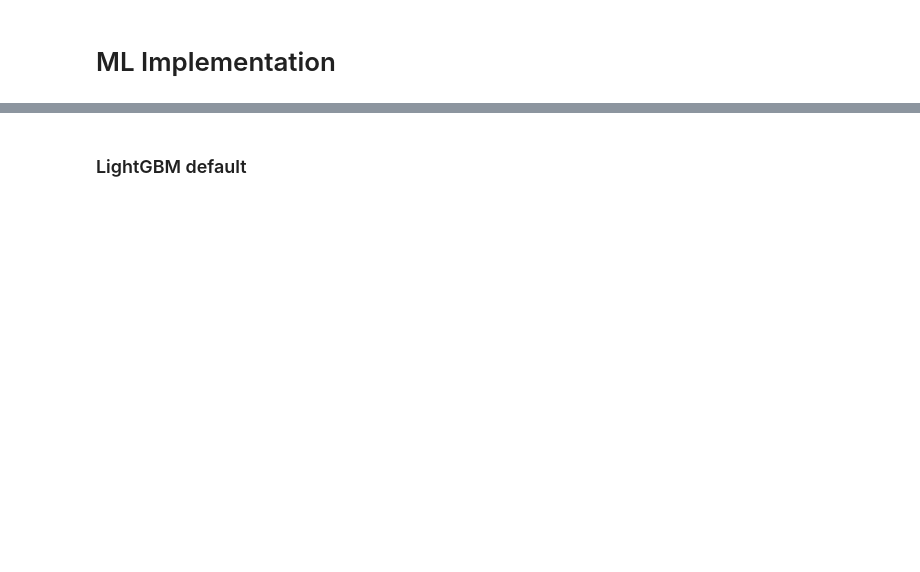
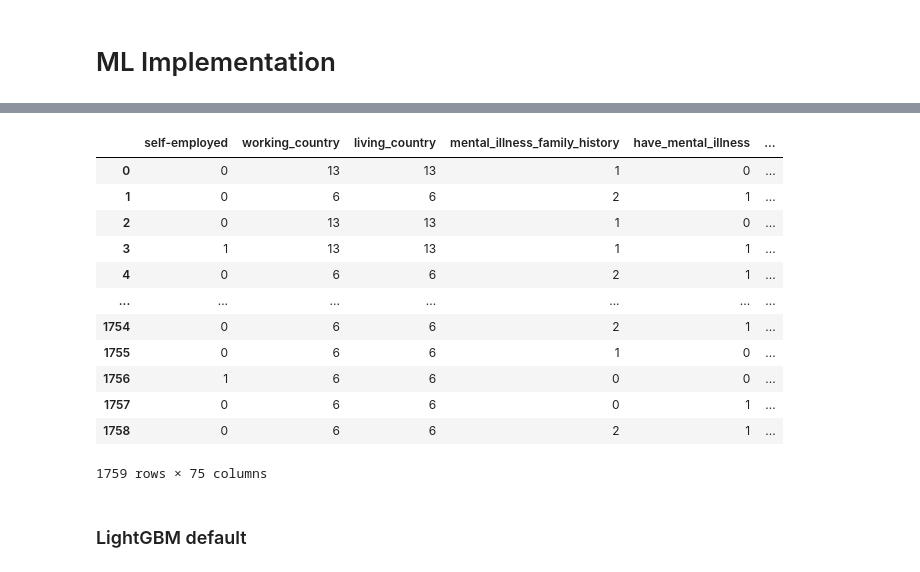
Before and after one commit to Shirvan1992/ARP_A_PROJECT, a Jupyter notebook: ML_implementation_Shirvan_Hashimov_Vidhyadhar_Melam.ipynb, the cells around one changed output, grey strips where cells are left out. Cells and saved outputs as stored; diff of their text form; code cells hidden in the pictures; blank space fills up the shorter version.

```diff
--- a/ML_implementation_Shirvan_Hashimov_Vidhyadhar_Melam.ipynb
+++ b/ML_implementation_Shirvan_Hashimov_Vidhyadhar_Melam.ipynb
@@ -30,3 +33,19 @@ df["Have_mental_illness"].replace({2: 0, 4: 1}, inplace=True)
+# %%
+df
+# %% [output]
+|  | self-employed | working_country | living_country | mental_illness_family_history | have_mental_illness | ... |
+| 0 | 0 | 13 | 13 | 1 | 0 | ... |
+| 1 | 0 | 6 | 6 | 2 | 1 | ... |
+| 2 | 0 | 13 | 13 | 1 | 0 | ... |
+| 3 | 1 | 13 | 13 | 1 | 1 | ... |
+| 4 | 0 | 6 | 6 | 2 | 1 | ... |
+| ... | ... | ... | ... | ... | ... | ... |
+| 1754 | 0 | 6 | 6 | 2 | 1 | ... |
+| 1755 | 0 | 6 | 6 | 1 | 0 | ... |
+| 1756 | 1 | 6 | 6 | 0 | 0 | ... |
+| 1757 | 0 | 6 | 6 | 0 | 1 | ... |
+| 1758 | 0 | 6 | 6 | 2 | 1 | ... |
+1759 rows × 75 columns
 # %% [markdown]
 ### LightGBM default
 # %%
```
Also changed, not shown: parts of 38 cells of this notebook, 6 other files.
